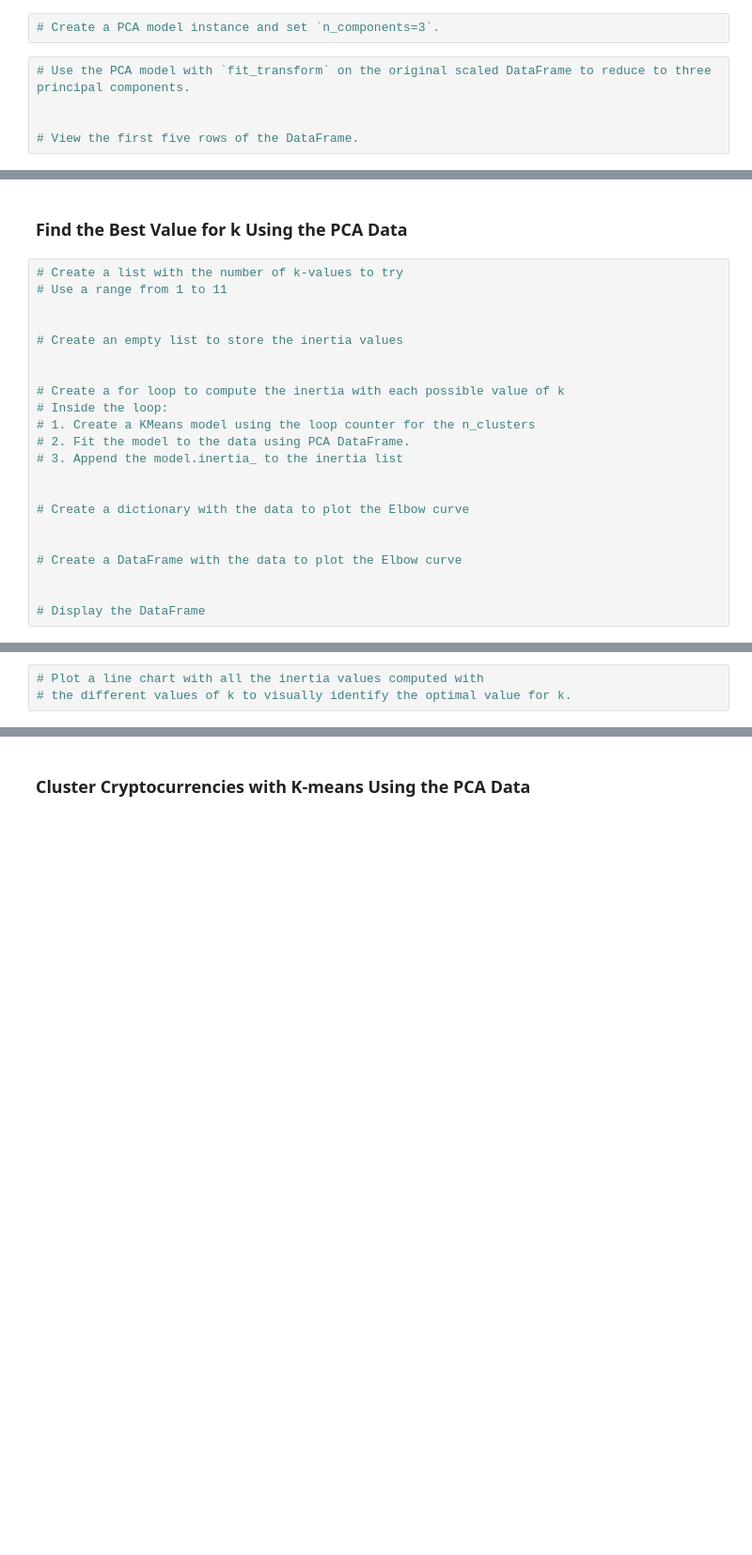
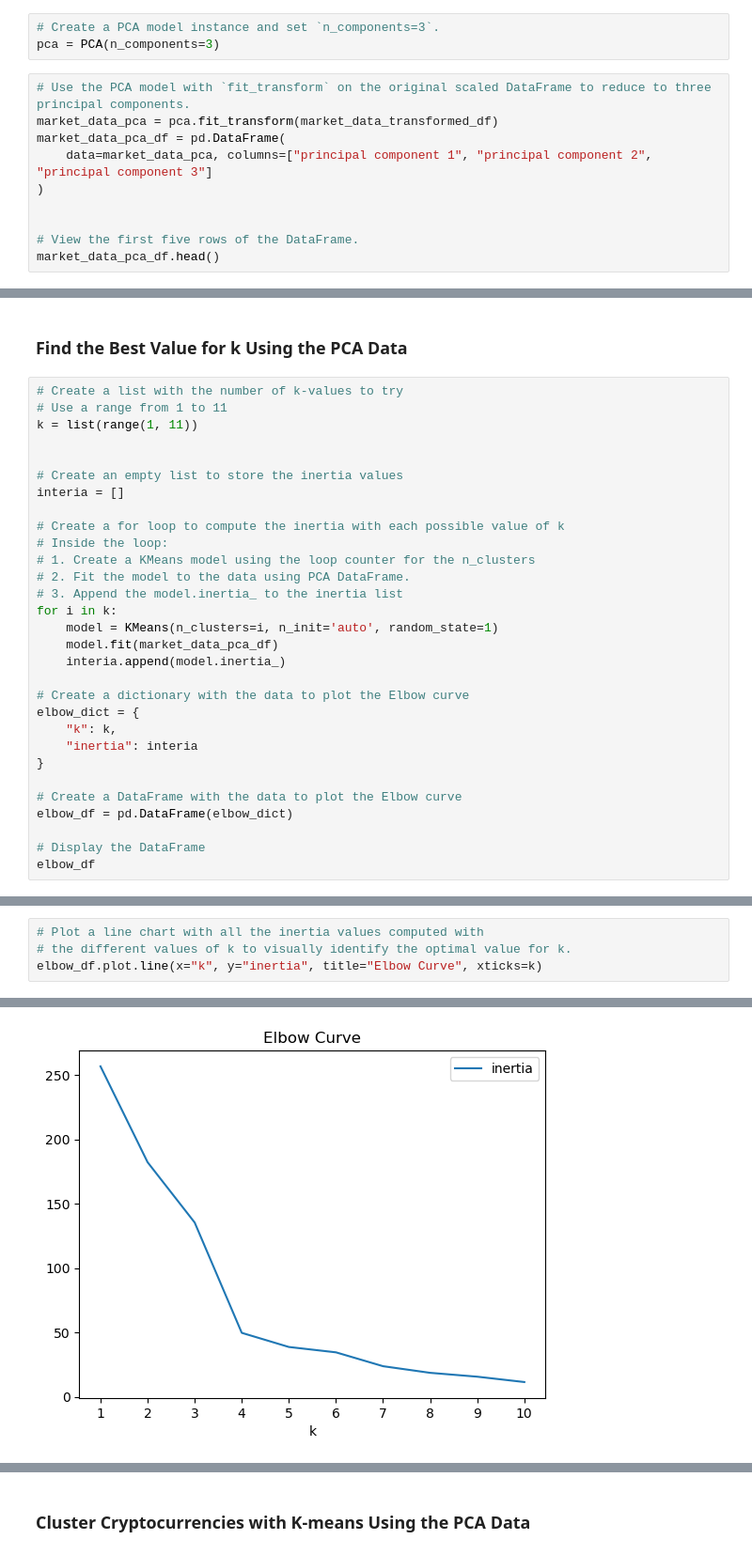
Before and after one commit to TurtleBeatsHare/CryptoClustering, a Jupyter notebook: Crypto_Clustering.ipynb, the cells around one changed output, grey strips where cells are left out. Shown: that part at 94% size. Drawn from its saved outputs; the diff is of its cells as text; blank space fills up the shorter version.

```diff
--- a/Crypto_Clustering.ipynb
+++ b/Crypto_Clustering.ipynb
@@ -204,8 +209,14 @@ market_data_predictions_df.plot.scatter(
 ### Optimize Clusters with Principal Component Analysis.
 # %%
 # Create a PCA model instance and set `n_components=3`.
+pca = PCA(n_components=3)
 # %%
 # Use the PCA model with `fit_transform` on the original scaled DataFrame to reduce to three principal components.
+market_data_pca = pca.fit_transform(market_data_transformed_df)
+market_data_pca_df = pd.DataFrame(
+    data=market_data_pca, columns=["principal component 1", "principal component 2", "principal component 3"]
+)
 
 
 # View the first five rows of the DataFrame.
+market_data_pca_df.head()
@@ -236,22 +268,30 @@ market_data_predictions_df.plot.scatter(
 # %%
 # Create a list with the number of k-values to try
 # Use a range from 1 to 11
+k = list(range(1, 11))
 
 
 # Create an empty list to store the inertia values
-
+interia = []
 
 # Create a for loop to compute the inertia with each possible value of k
 # Inside the loop:
 # 1. Create a KMeans model using the loop counter for the n_clusters
 # 2. Fit the model to the data using PCA DataFrame.
 # 3. Append the model.inertia_ to the inertia list
-
+for i in k:
+    model = KMeans(n_clusters=i, n_init='auto', random_state=1)
+    model.fit(market_data_pca_df)
+    interia.append(model.inertia_)
 
 # Create a dictionary with the data to plot the Elbow curve
-
+elbow_dict = {
+    "k": k,
+    "inertia": interia
+}
 
 # Create a DataFrame with the data to plot the Elbow curve
-
+elbow_df = pd.DataFrame(elbow_dict)
 
 # Display the DataFrame
+elbow_df
@@ -258,3 +310,5 @@ market_data_predictions_df.plot.scatter(
 # %%
 # Plot a line chart with all the inertia values computed with
 # the different values of k to visually identify the optimal value for k.
+elbow_df.plot.line(x="k", y="inertia", title="Elbow Curve", xticks=k)
+# %% [output]
@@ -261,3 +316,4 @@ market_data_predictions_df.plot.scatter(
+[figure, added]
 # %% [markdown]
 #### Answer the following questions:
 * **Question:** What is the best value for `k` when using the PCA data?
```
Also changed, not shown: parts of 17 cells of this notebook.
